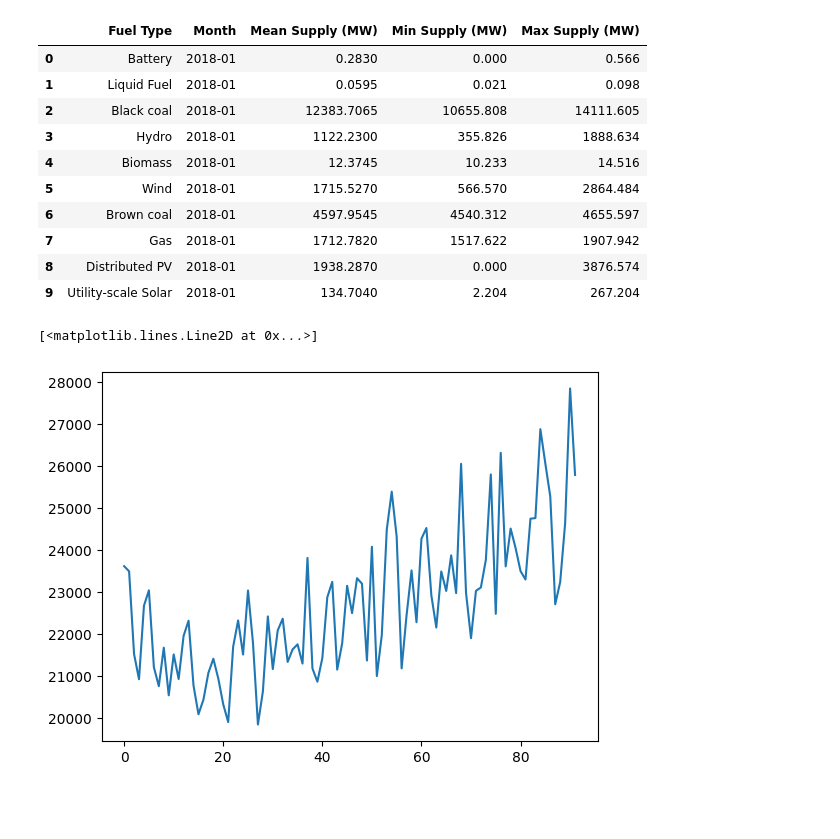
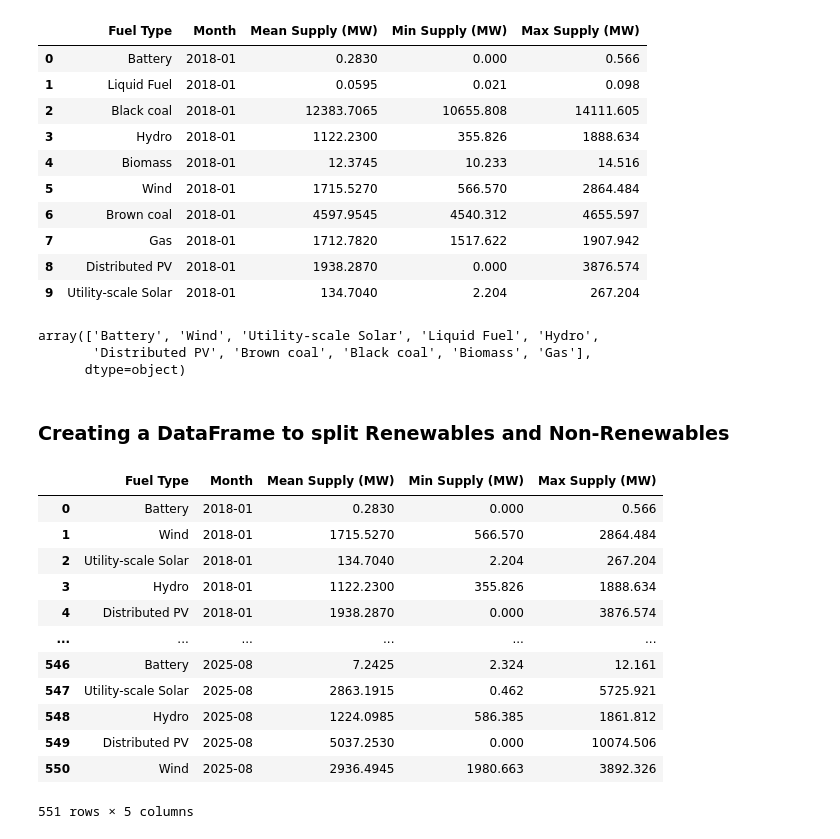
Before and after one commit to aidanlockwood20/IFN695-Codebase, a Jupyter notebook: report.ipynb, the cells around one changed output. Saved outputs shown, nothing was run; the diff lists cells and outputs as text; code cells hidden in the pictures; blank space fills up the shorter version.

```diff
--- a/report.ipynb
+++ b/report.ipynb
@@ -6,8 +6,9 @@ Importing all relevant libraries
 import pandas as pd
 import numpy as np
 import matplotlib.pyplot as plt
+import plotly.express as px
 
-pd.set_option('display.max_rows', 100)
+pd.set_option('display.max_rows', 20)
 # %% [markdown]
 Importing Datasets
 # %%
@@ -152,12 +147,39 @@ supply_summary[supply_summary['Month'] == '2018-01']
 | 7 | Gas | 2018-01 | 1712.7820 | 1517.622 | 1907.942 |
 | 8 | Distributed PV | 2018-01 | 1938.2870 | 0.000 | 3876.574 |
 | 9 | Utility-scale Solar | 2018-01 | 134.7040 | 2.204 | 267.204 |
+# %%
+supply_summary['Fuel Type'].unique()
+# %% [output]
+array(['Battery', 'Wind', 'Utility-scale Solar', 'Liquid Fuel', 'Hydro',
+       'Distributed PV', 'Brown coal', 'Black coal', 'Biomass', 'Gas'],
+      dtype=object)
 # %%
 mean_supply_amounts = supply_summary.groupby(['Month'])['Mean Supply (MW)'].sum().reset_index()['Mean Supply (MW)']
-# %%
-fig, ax = plt.subplots()
-
-ax.plot(mean_supply_amounts)
-# %% [output]
-[<matplotlib.lines.Line2D at 0x...>]
-[figure, removed]
+# %% [markdown]
+### Creating a DataFrame to split Renewables and Non-Renewables
+# %%
+non_renewables = ['Liquid Fuel', 'Brown coal', 'Black coal', 'Gas']
+
+renewables = supply_summary['Fuel Type'].unique().tolist()
+
+for fuel in non_renewables:
+    renewables.remove(fuel)
+
+renewables_df = supply_summary[supply_summary['Fuel Type'].isin(renewables)].reset_index(drop = True)
+non_renewables_df = supply_summary[supply_summary['Fuel Type'].isin(non_renewables)].reset_index(drop = True)
+# %%
+renewables_df
+# %% [output]
+|  | Fuel Type | Month | Mean Supply (MW) | Min Supply (MW) | Max Supply (MW) |
+| 0 | Battery | 2018-01 | 0.2830 | 0.000 | 0.566 |
+| 1 | Wind | 2018-01 | 1715.5270 | 566.570 | 2864.484 |
+| 2 | Utility-scale Solar | 2018-01 | 134.7040 | 2.204 | 267.204 |
+| 3 | Hydro | 2018-01 | 1122.2300 | 355.826 | 1888.634 |
+| 4 | Distributed PV | 2018-01 | 1938.2870 | 0.000 | 3876.574 |
+| ... | ... | ... | ... | ... | ... |
+| 546 | Battery | 2025-08 | 7.2425 | 2.324 | 12.161 |
+| 547 | Utility-scale Solar | 2025-08 | 2863.1915 | 0.462 | 5725.921 |
+| 548 | Hydro | 2025-08 | 1224.0985 | 586.385 | 1861.812 |
+| 549 | Distributed PV | 2025-08 | 5037.2530 | 0.000 | 10074.506 |
+| 550 | Wind | 2025-08 | 2936.4945 | 1980.663 | 3892.326 |
+551 rows × 5 columns
```
Also changed, not shown: parts of 29 cells of this notebook, 3 other files.
